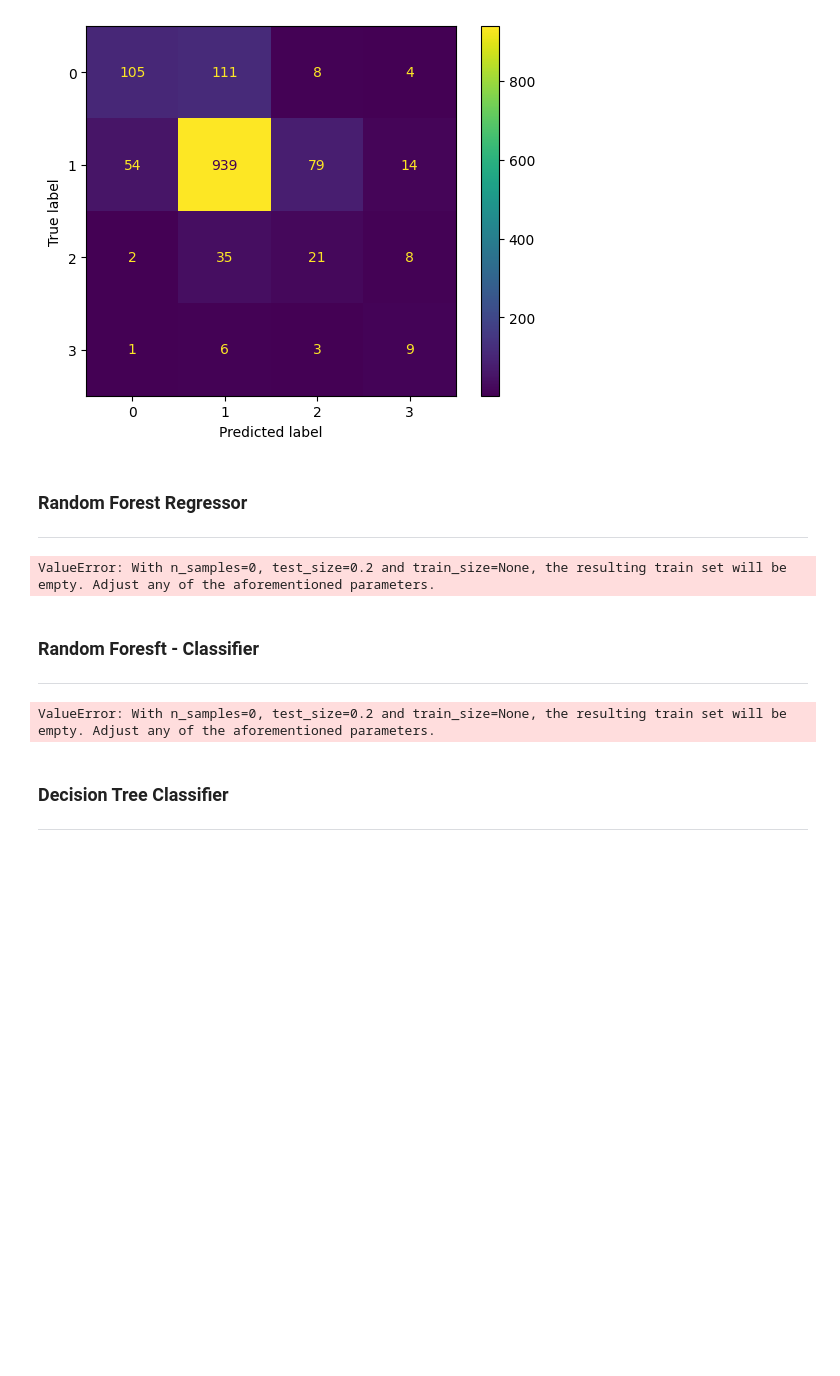
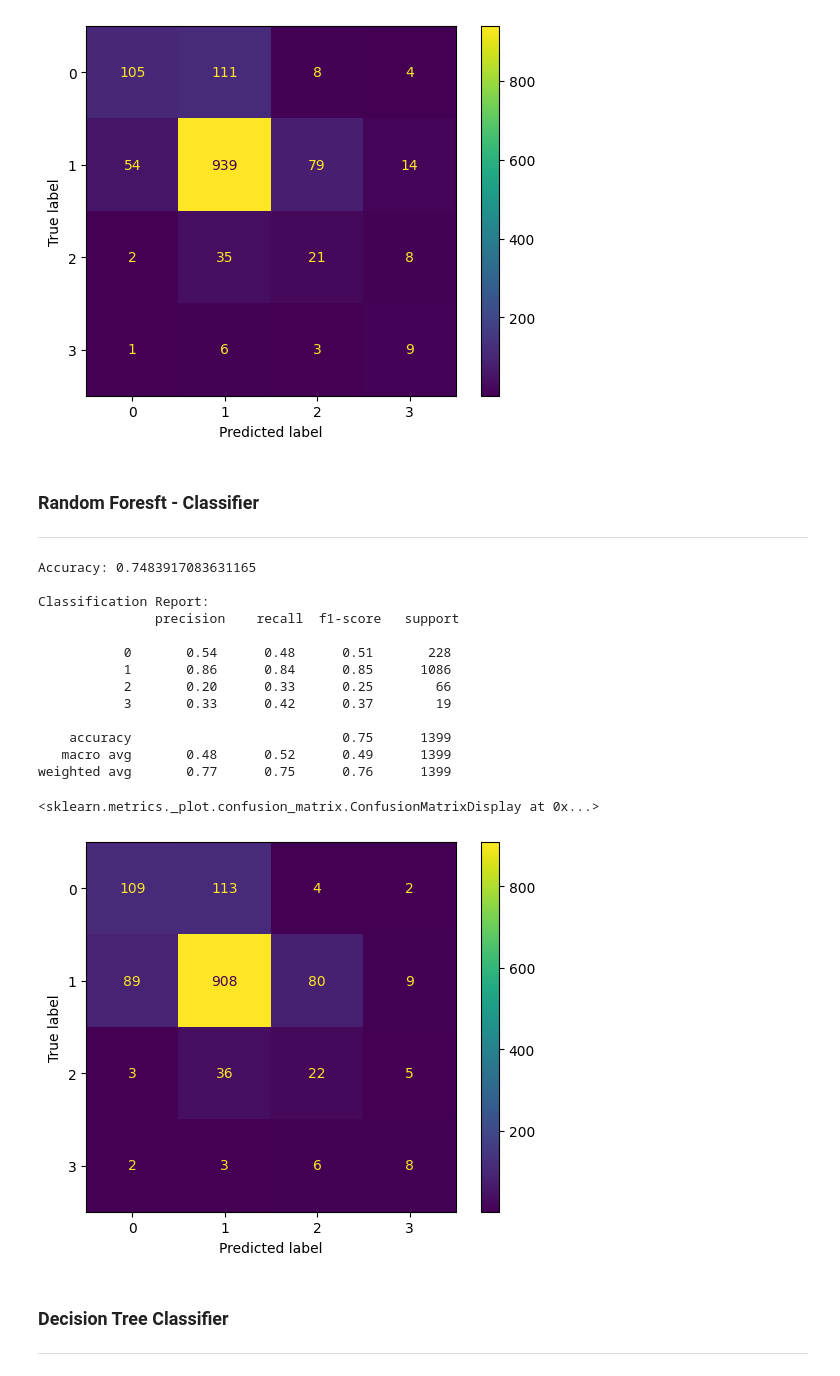
Before and after one commit to diegodorado1729/Coding, a Jupyter notebook: Arbolado-IA/arbolado-ia.ipynb, the cells around one changed output. Saved outputs shown, nothing was run; the diff lists cells and outputs as text; code cells hidden in the pictures; blank space fills up the shorter version.

```diff
--- a/Arbolado-IA/arbolado-ia.ipynb
+++ b/Arbolado-IA/arbolado-ia.ipynb
@@ -560,71 +414,84 @@ Classification Report:
 weighted avg       0.79      0.77      0.77      1399
 <sklearn.metrics._plot.confusion_matrix.ConfusionMatrixDisplay at 0x...>
 [figure]
-# %% [markdown]
-### Random Forest Regressor
----
-# %%
-X_rf = df_cont.drop("estadoFitosanitario", axis=1)
-y_rf = df_cont["estadoFitosanitario"].astype(float)
-
-X_train, X_test, y_train, y_test = train_test_split(
-    X_rf, y_rf, test_size=0.2, random_state=42
-)
-
-rf_reg = RandomForestRegressor(
-    n_estimators=300,   # número de árboles
-    max_depth=None,     # profundidad máxima de los árboles
-    random_state=42,
-    n_jobs=-1
-)
-
-rf_reg.fit(X_train, y_train)
-
-y_pred = rf_reg.predict(X_test)
-
-rmse = np.sqrt(mean_squared_error(y_test, y_pred))
-r2 = r2_score(y_test, y_pred)
-
-print("Random Forest Regressor")
-print("RMSE:", rmse)
-print("R²:", r2)
-# %% [output]
-ValueError: With n_samples=0, test_size=0.2 and train_size=None, the resulting train set will be empty. Adjust any of the aforementioned parameters.
 # %% [markdown]
 ### Random Foresft - Classifier
 ---
 # %%
-# Train/Test split
+# Features y target
+X = df.drop("estadoFitosanitario", axis=1)
+y = df["estadoFitosanitario"].astype(int)
+
+# Split estratificado
 X_train, X_test, y_train, y_test = train_test_split(
     X, y, test_size=0.2, random_state=42, stratify=y
 )
+
+X_train_0 = X_train[y_train == 0]
+X_train_1 = X_train[y_train == 1]
+X_train_2 = X_train[y_train == 2]
+X_train_3 = X_train[y_train == 3]
+
+y_train_0 = y_train[y_train == 0]
+y_train_1 = y_train[y_train == 1]
+y_train_2 = y_train[y_train == 2]
+y_train_3 = y_train[y_train == 3]
+
+# Sobremuestrear clases 2 y 3 (por ejemplo, igualarlas a clase 0)
+X_train_2_up, y_train_2_up = resample(X_train_2, y_train_2,
+                                      replace=True,
+                                      n_samples=len(y_train_1),
+                                      random_state=42)
+
+X_train_3_up, y_train_3_up = resample(X_train_3, y_train_3,
+                                      replace=True,
+                                      n_samples=len(y_train_1),
+                                      random_state=42)
+
+# Combinar todo
+X_train_aug = pd.concat([X_train_0, X_train_1, X_train_2_up, X_train_3_up])
+y_train_aug = pd.concat([y_train_0, y_train_1, y_train_2_up, y_train_3_up])
 
 # Definir RandomForestClassifier
 rf_clf = RandomForestClassifier(
     n_estimators=300,
     max_depth=None,
     random_state=42,
     n_jobs=-1,
     class_weight='balanced'  # esto equilibra automáticamente las clases
 )
 
 # 3Entrenar
-rf_clf.fit(X_train, y_train)
+rf_clf.fit(X_train_aug, y_train_aug)
 
 # 4Predecir
 y_pred = rf_clf.predict(X_test)
 
 # Métricas
 accuracy = accuracy_score(y_test, y_pred)
 print("Accuracy:", accuracy)
 print("\nClassification Report:\n", classification_report(y_test, y_pred))
 
 # Matriz de confusión
 cm = confusion_matrix(y_test, y_pred)
 disp_pre = ConfusionMatrixDisplay(cm, display_labels=[0,1,2,3])
 disp_pre.plot()
 # %% [output]
-ValueError: With n_samples=0, test_size=0.2 and train_size=None, the resulting train set will be empty. Adjust any of the aforementioned parameters.
+Accuracy: 0.7483917083631165
+
+Classification Report:
+               precision    recall  f1-score   support
+
+           0       0.54      0.48      0.51       228
+           1       0.86      0.84      0.85      1086
+           2       0.20      0.33      0.25        66
+           3       0.33      0.42      0.37        19
+
+    accuracy                           0.75      1399
+   macro avg       0.48      0.52      0.49      1399
+weighted avg       0.77      0.75      0.76      1399
+<sklearn.metrics._plot.confusion_matrix.ConfusionMatrixDisplay at 0x...>
+[figure, added]
 # %% [markdown]
 ### Decision Tree Classifier
 ---
```
Also changed, not shown: parts of 26 cells of this notebook.
